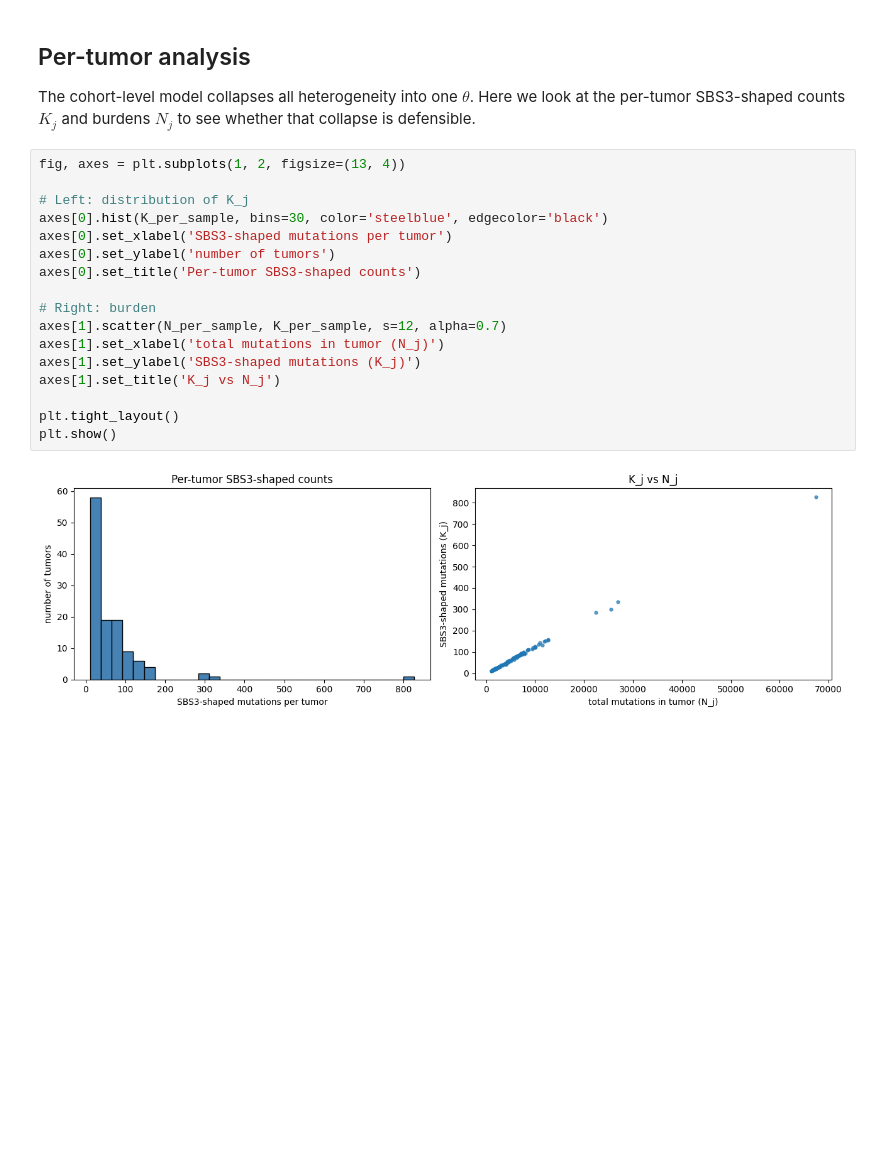
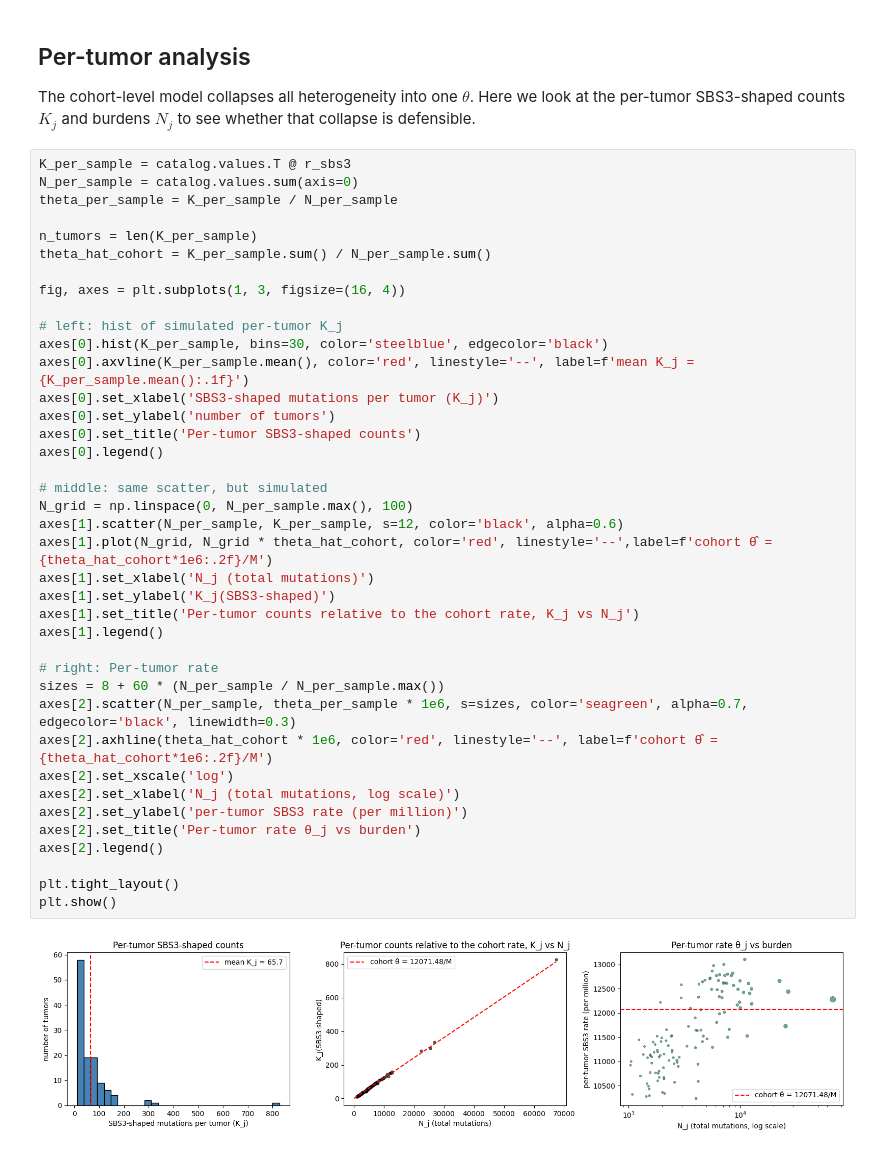
Before and after one commit to aehaf988/Pro1, a Jupyter notebook: project1.ipynb, the cells around one changed output. Drawn from its saved outputs; the diff is of its cells as text; blank space fills up the shorter version.

```diff
--- a/project1.ipynb
+++ b/project1.ipynb
@@ -262,22 +251,44 @@ bias              = 1.093e-06
 The cohort-level model collapses all heterogeneity into one $\theta$. Here we
 look at the per-tumor SBS3-shaped counts $K_j$ and burdens $N_j$ to see whether
 that collapse is defensible.
-# %%
-fig, axes = plt.subplots(1, 2, figsize=(13, 4))
-
-# Left: distribution of K_j
-axes[0].hist(K_per_sample, bins=30, color='steelblue', edgecolor='black')
-axes[0].set_xlabel('SBS3-shaped mutations per tumor')
-axes[0].set_ylabel('number of tumors')
-axes[0].set_title('Per-tumor SBS3-shaped counts')
-
-# Right: burden
-axes[1].scatter(N_per_sample, K_per_sample, s=12, alpha=0.7)
-axes[1].set_xlabel('total mutations in tumor (N_j)')
-axes[1].set_ylabel('SBS3-shaped mutations (K_j)')
-axes[1].set_title('K_j vs N_j')
-
-plt.tight_layout()
-plt.show()
-# %% [output]
-[figure, removed]
+# %%
+K_per_sample = catalog.values.T @ r_sbs3
+N_per_sample = catalog.values.sum(axis=0)
+theta_per_sample = K_per_sample / N_per_sample
+
+n_tumors = len(K_per_sample)
+theta_hat_cohort = K_per_sample.sum() / N_per_sample.sum()
+
+fig, axes = plt.subplots(1, 3, figsize=(16, 4))
+
+# left: hist of simulated per-tumor K_j
+axes[0].hist(K_per_sample, bins=30, color='steelblue', edgecolor='black')
+axes[0].axvline(K_per_sample.mean(), color='red', linestyle='--', label=f'mean K_j = {K_per_sample.mean():.1f}')
+axes[0].set_xlabel('SBS3-shaped mutations per tumor (K_j)')
+axes[0].set_ylabel('number of tumors')
+axes[0].set_title('Per-tumor SBS3-shaped counts')
+axes[0].legend()
+
+# middle: same scatter, but simulated
+N_grid = np.linspace(0, N_per_sample.max(), 100)
+axes[1].scatter(N_per_sample, K_per_sample, s=12, color='black', alpha=0.6)
+axes[1].plot(N_grid, N_grid * theta_hat_cohort, color='red', linestyle='--',label=f'cohort θ̂ = {theta_hat_cohort*1e6:.2f}/M')
+axes[1].set_xlabel('N_j (total mutations)')
+axes[1].set_ylabel('K_j(SBS3-shaped)')
+axes[1].set_title('Per-tumor counts relative to the cohort rate, K_j vs N_j')
+axes[1].legend()
+
+# right: Per-tumor rate
+sizes = 8 + 60 * (N_per_sample / N_per_sample.max())
+axes[2].scatter(N_per_sample, theta_per_sample * 1e6, s=sizes, color='seagreen', alpha=0.7, edgecolor='black', linewidth=0.3)
+axes[2].axhline(theta_hat_cohort * 1e6, color='red', linestyle='--', label=f'cohort θ̂ = {theta_hat_cohort*1e6:.2f}/M')
+axes[2].set_xscale('log')
+axes[2].set_xlabel('N_j (total mutations, log scale)')
+axes[2].set_ylabel('per-tumor SBS3 rate (per million)')
+axes[2].set_title('Per-tumor rate θ_j vs burden')
+axes[2].legend()
+
+plt.tight_layout()
+plt.show()
+# %% [output]
+[figure, added]
```
Also changed, not shown: parts of 9 cells of this notebook.
